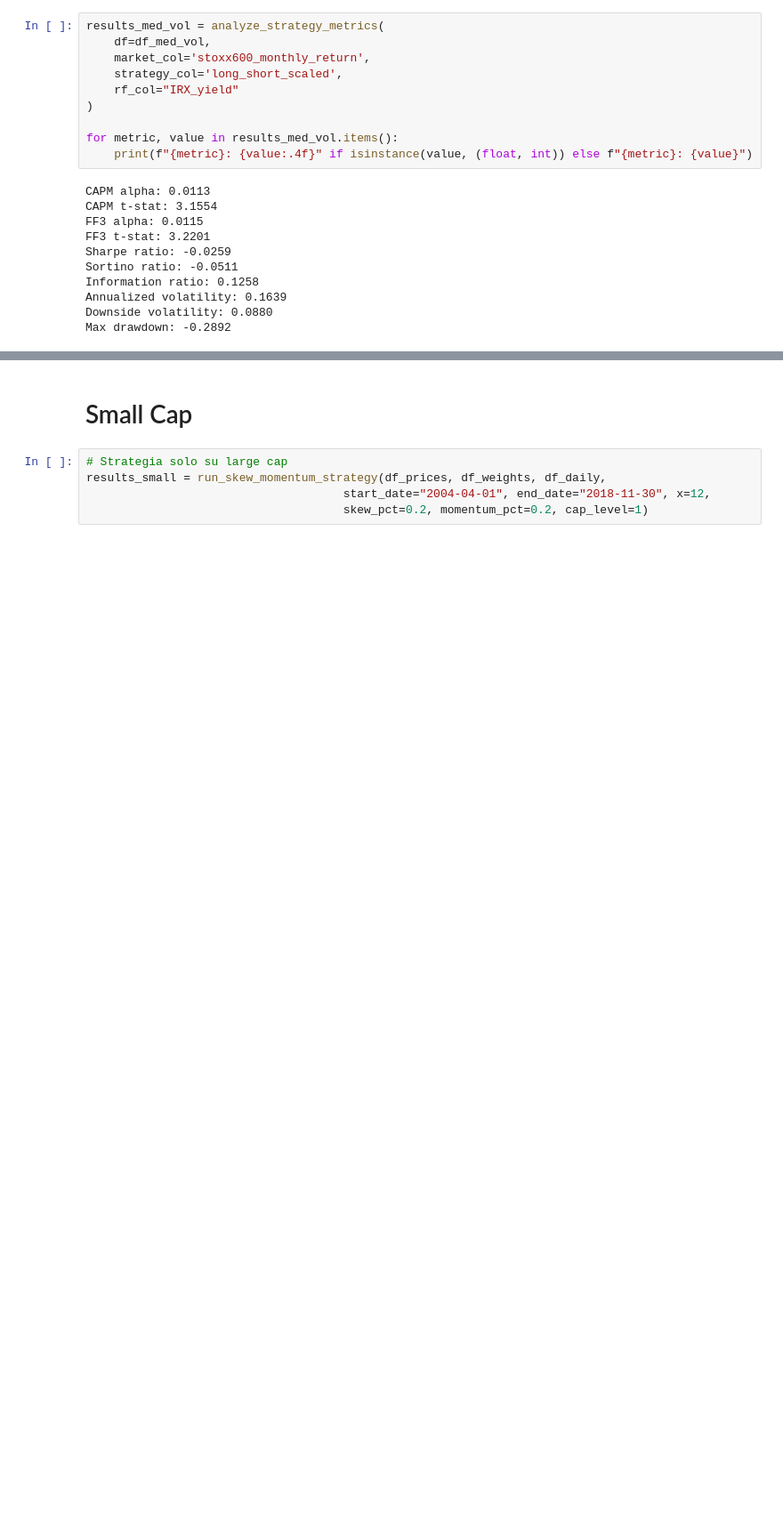
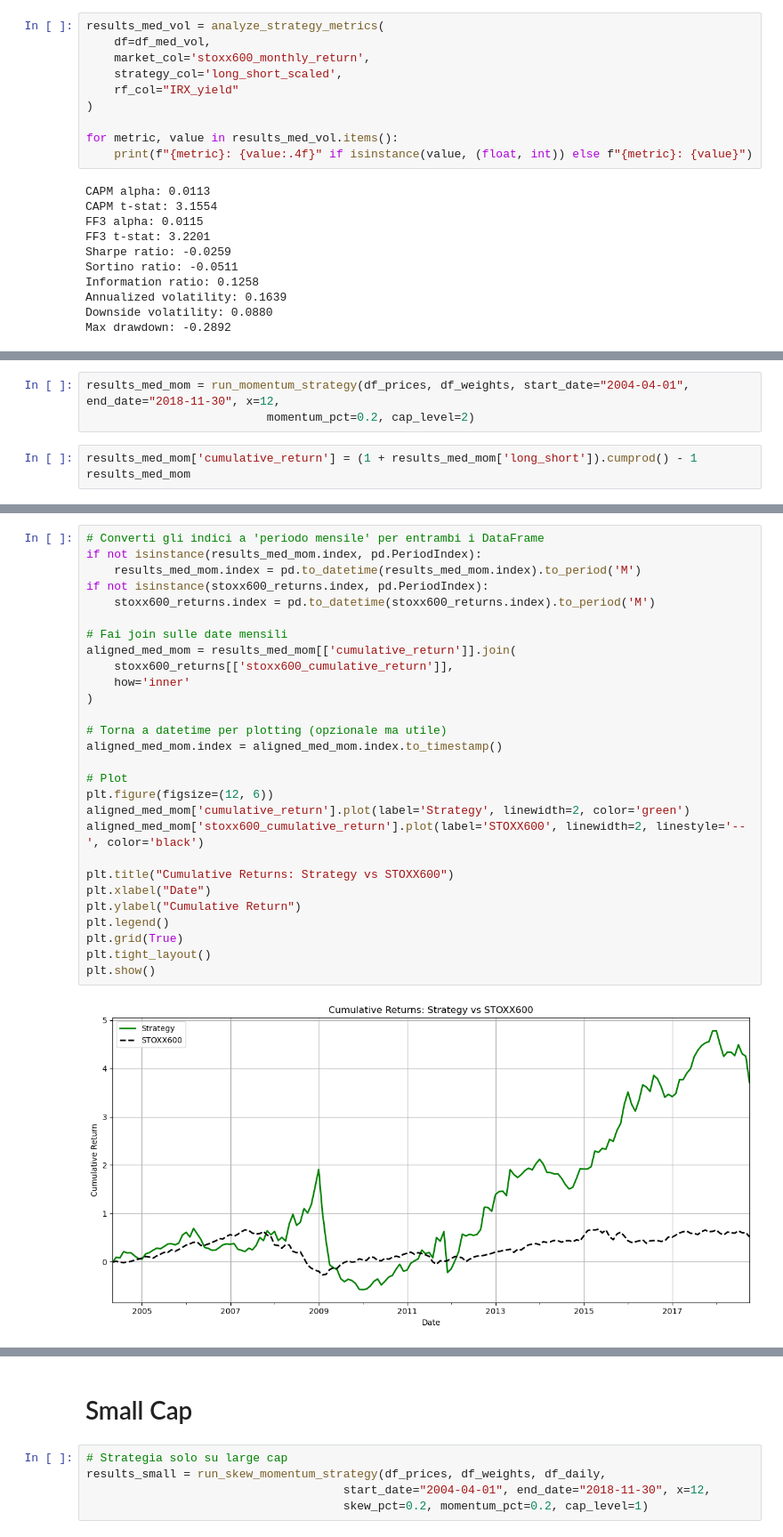
Before and after one commit to keitaVigano/skewness-enhanced-momentum_STOXX600, a Jupyter notebook: analysis.ipynb, the cells around one changed output, grey strips where cells are left out. Shown at 89% size. Cells and saved outputs as stored; diff of their text form; blank space fills up the shorter version.

```diff
--- a/analysis.ipynb
+++ b/analysis.ipynb
@@ -1237,0 +1464,6 @@ Max drawdown: -0.2892
+# %%
+results_med_mom = run_momentum_strategy(df_prices, df_weights, start_date="2004-04-01", end_date="2018-11-30", x=12,
+                          momentum_pct=0.2, cap_level=2)
+# %%
+results_med_mom['cumulative_return'] = (1 + results_med_mom['long_short']).cumprod() - 1
+results_med_mom
@@ -1237,0 +1485,30 @@ Max drawdown: -0.2892
+# %%
+# Converti gli indici a 'periodo mensile' per entrambi i DataFrame
+if not isinstance(results_med_mom.index, pd.PeriodIndex):
+    results_med_mom.index = pd.to_datetime(results_med_mom.index).to_period('M')
+if not isinstance(stoxx600_returns.index, pd.PeriodIndex):
+    stoxx600_returns.index = pd.to_datetime(stoxx600_returns.index).to_period('M')
+
+# Fai join sulle date mensili
+aligned_med_mom = results_med_mom[['cumulative_return']].join(
+    stoxx600_returns[['stoxx600_cumulative_return']],
+    how='inner'
+)
+
+# Torna a datetime per plotting (opzionale ma utile)
+aligned_med_mom.index = aligned_med_mom.index.to_timestamp()
+
+# Plot
+plt.figure(figsize=(12, 6))
+aligned_med_mom['cumulative_return'].plot(label='Strategy', linewidth=2, color='green')
+aligned_med_mom['stoxx600_cumulative_return'].plot(label='STOXX600', linewidth=2, linestyle='--', color='black')
+
+plt.title("Cumulative Returns: Strategy vs STOXX600")
+plt.xlabel("Date")
+plt.ylabel("Cumulative Return")
+plt.legend()
+plt.grid(True)
+plt.tight_layout()
+plt.show()
+# %% [output]
+[figure, added]
```
Also changed, not shown: parts of 23 cells of this notebook.
